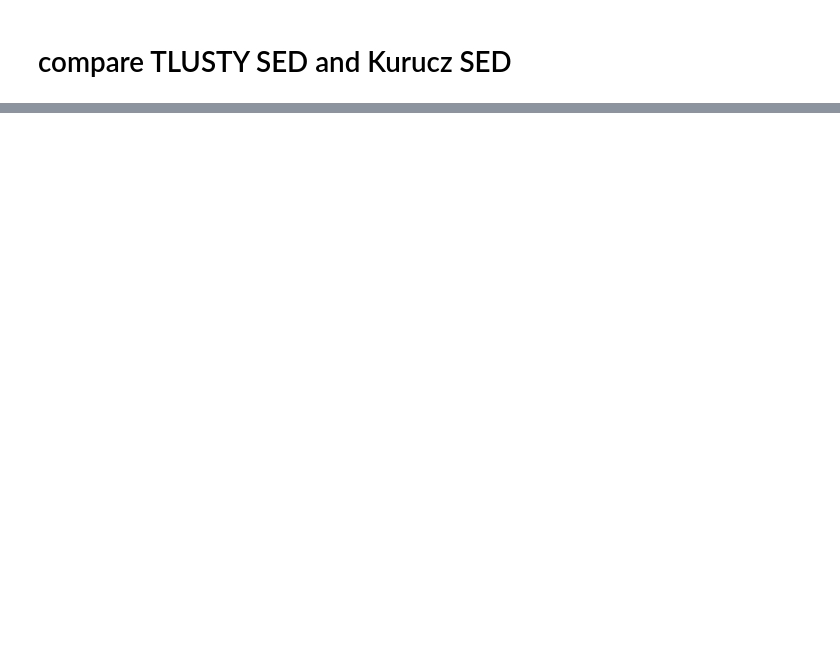
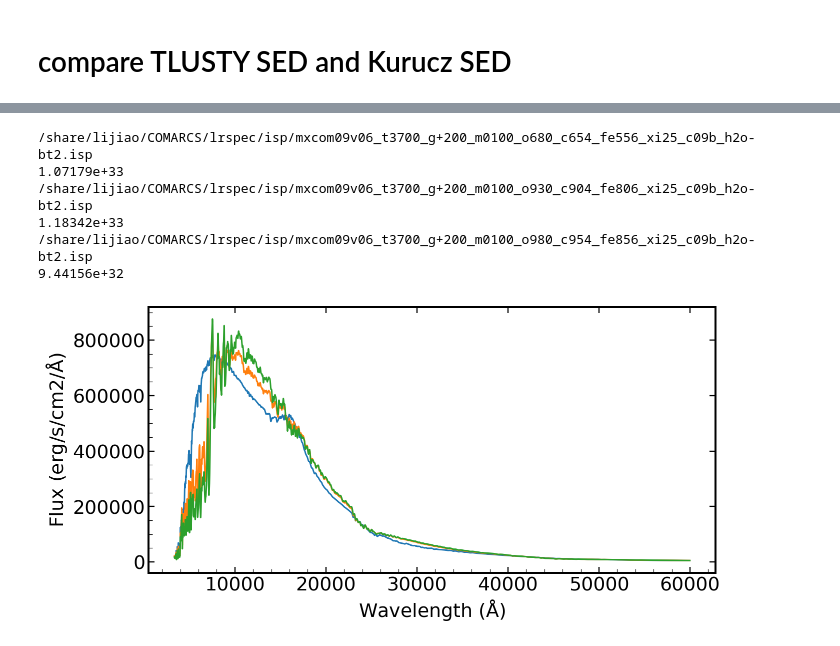
Before and after one commit to lidihei/speedysedfit, a Jupyter notebook: ipynb/check_sed_grids.ipynb, the cells around one changed output, grey strips where cells are left out. Cells and saved outputs as stored; diff of their text form; code cells hidden in the pictures; blank space fills up the shorter version.

```diff
--- a/ipynb/check_sed_grids.ipynb
+++ b/ipynb/check_sed_grids.ipynb
@@ -127,0 +141,26 @@ len(wT) = 3385
+# %%
+dire_comarcs = '/share/lijiao/COMARCS/lrspec/isp'
+
+filelist = glob(os.path.join(dire_comarcs, 'mxcom09v06_t3700_g+200_m0100*'))
+
+def read_comarcs_spec(fname):
+    '''read spec of comarcs
+    returns:
+    ------------
+    wave [array] - wavelength [Å];
+    flux_norm: [array] F/F(Cont) - continuum normalized flux (normalized to calculation without atomic and molecular line opacities);
+    L: [array] νL(ν) - frequency times specific luminosity [erg/s];
+    fmean [array] flux devided by its mean value
+    flam [array] flux [erg/s/cm2/AA]
+    '''
+    wave, flux_norm, nuLnu, fmean = np.loadtxt(fname, unpack=True)
+    basename = os.path.basename(fname)
+    paras = basename.split('_')
+    teff = np.float(paras[1][1:])
+    logg = np.float(paras[2][1:])/100
+    m = np.float(paras[3][1:])/100
+
+    ratio = 5.996233e-28 # 1/(4pi R^2) = (1 cm/s2) /G * 1*Msun/4*pi =5.996233e−28
+    flam = nuLnu*10**logg/m *ratio/wave
+
+    return wave, flux_norm, nuLnu, fmean, flam
@@ -127,0 +207,27 @@ len(wT) = 3385
+# %%
+plt.figure(figsize=(10,5))
+for fname in filelist[0:3]:
+    print(fname)
+    wave, flux_norm, nuLnu, fmean, flam = read_comarcs_spec(fname)
+    print(np.median(nuLnu[0]))
+
+    s = np.where((wave > xlim0) & (wave<xlim1))
+    plt.plot(wave[s], flam[s], label='COMARCS')
+
+    plt.xlabel('Wavelength ($\AA$)')
+    plt.ylabel('Flux (erg/s/cm2/$\AA$)')
+    #plt.legend(loc='best')
+    plt.tight_layout()
+    #plt.semilogx()
+    #plt.semilogy()
+
+
+plt.show()
+# %% [output]
+/share/lijiao/COMARCS/lrspec/isp/mxcom09v06_t3700_g+200_m0100_o680_c654_fe556_xi25_c09b_h2o-bt2.isp
+1.07179e+33
+/share/lijiao/COMARCS/lrspec/isp/mxcom09v06_t3700_g+200_m0100_o930_c904_fe806_xi25_c09b_h2o-bt2.isp
+1.18342e+33
+/share/lijiao/COMARCS/lrspec/isp/mxcom09v06_t3700_g+200_m0100_o980_c954_fe856_xi25_c09b_h2o-bt2.isp
+9.44156e+32
+[figure, added]
```
Also changed, not shown: parts of 14 cells of this notebook, 14 other files.
